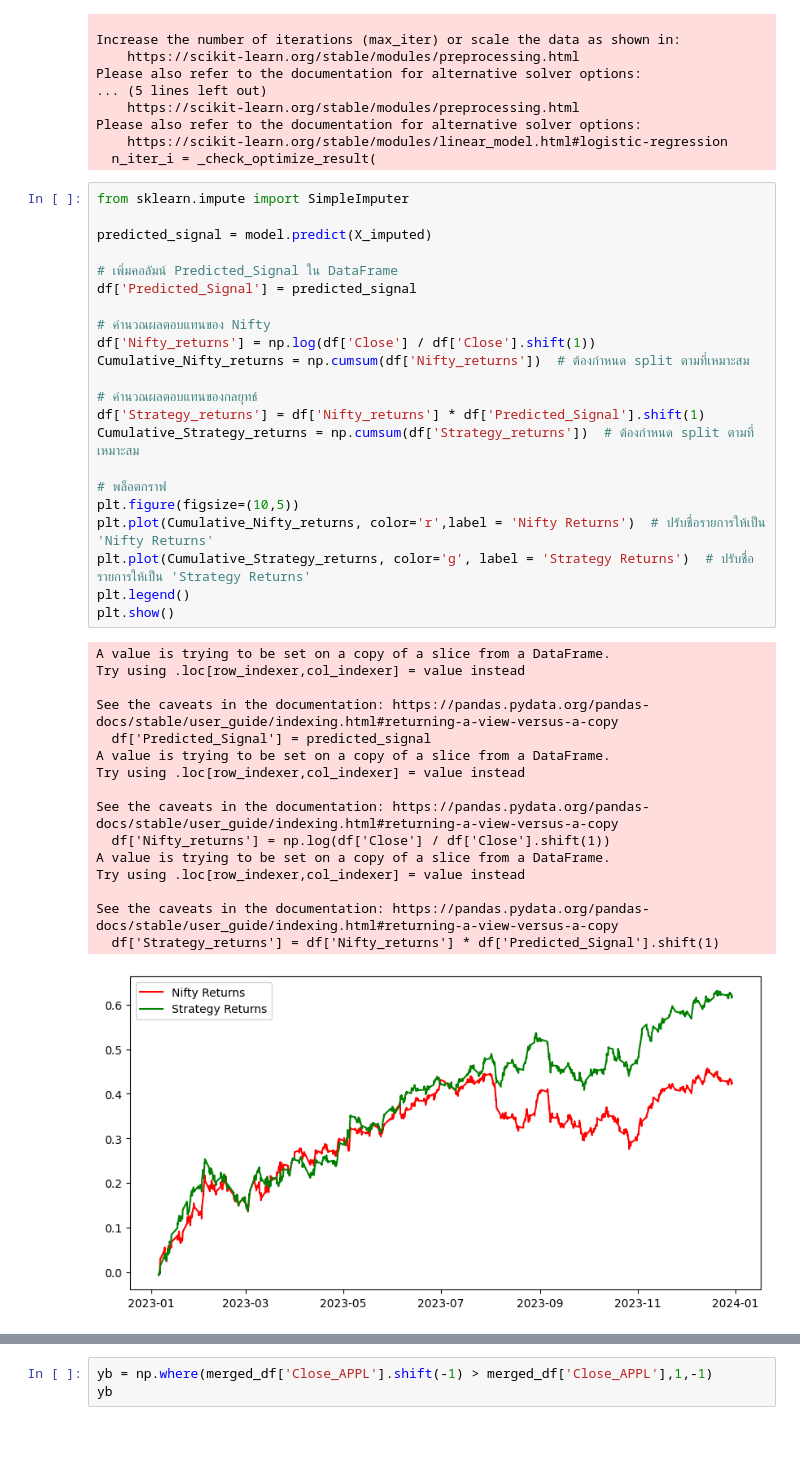
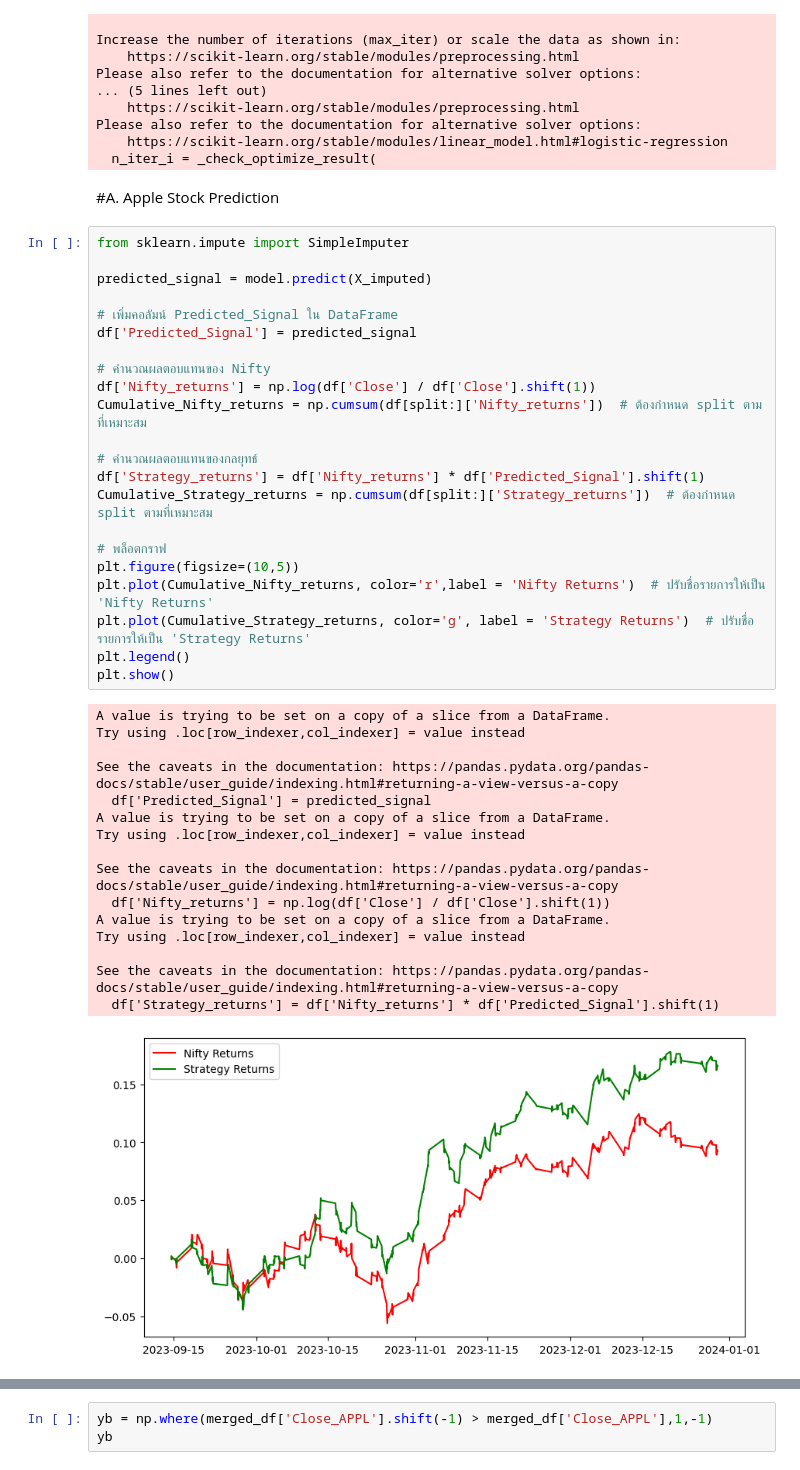
Before and after one commit to inuneko89/DADS_6003, a Jupyter notebook: Logistic_Regression.ipynb, the cells around one changed output, grey strips where cells are left out. Drawn from its saved outputs; the diff is of its cells as text; blank space fills up the shorter version.

```diff
--- a/Logistic_Regression.ipynb
+++ b/Logistic_Regression.ipynb
@@ -299,6 +280,8 @@ Please also refer to the documentation for alternative solver options:
 Please also refer to the documentation for alternative solver options:
     https://scikit-learn.org/stable/modules/linear_model.html#logistic-regression
   n_iter_i = _check_optimize_result(
+# %% [markdown]
+#A. Apple Stock Prediction
 # %%
 from sklearn.impute import SimpleImputer
 
@@ -308,34 +291,34 @@ predicted_signal = model.predict(X_imputed)
 df['Predicted_Signal'] = predicted_signal
 
 # คำนวณผลตอบแทนของ Nifty
 df['Nifty_returns'] = np.log(df['Close'] / df['Close'].shift(1))
-Cumulative_Nifty_returns = np.cumsum(df['Nifty_returns'])  # ต้องกำหนด split ตามที่เหมาะสม
+Cumulative_Nifty_returns = np.cumsum(df[split:]['Nifty_returns'])  # ต้องกำหนด split ตามที่เหมาะสม
 
 # คำนวณผลตอบแทนของกลยุทธ์
 df['Strategy_returns'] = df['Nifty_returns'] * df['Predicted_Signal'].shift(1)
-Cumulative_Strategy_returns = np.cumsum(df['Strategy_returns'])  # ต้องกำหนด split ตามที่เหมาะสม
+Cumulative_Strategy_returns = np.cumsum(df[split:]['Strategy_returns'])  # ต้องกำหนด split ตามที่เหมาะสม
 
 # พล็อตกราฟ
 plt.figure(figsize=(10,5))
 plt.plot(Cumulative_Nifty_returns, color='r',label = 'Nifty Returns')  # ปรับชื่อรายการให้เป็น 'Nifty Returns'
 plt.plot(Cumulative_Strategy_returns, color='g', label = 'Strategy Returns')  # ปรับชื่อรายการให้เป็น 'Strategy Returns'
 plt.legend()
 plt.show()
 # %% [output]
 A value is trying to be set on a copy of a slice from a DataFrame.
 Try using .loc[row_indexer,col_indexer] = value instead
 
 See the caveats in the documentation: https://pandas.pydata.org/pandas-docs/stable/user_guide/indexing.html#returning-a-view-versus-a-copy
   df['Predicted_Signal'] = predicted_signal
 A value is trying to be set on a copy of a slice from a DataFrame.
 Try using .loc[row_indexer,col_indexer] = value instead
 
 See the caveats in the documentation: https://pandas.pydata.org/pandas-docs/stable/user_guide/indexing.html#returning-a-view-versus-a-copy
   df['Nifty_returns'] = np.log(df['Close'] / df['Close'].shift(1))
 A value is trying to be set on a copy of a slice from a DataFrame.
 Try using .loc[row_indexer,col_indexer] = value instead
 
 See the caveats in the documentation: https://pandas.pydata.org/pandas-docs/stable/user_guide/indexing.html#returning-a-view-versus-a-copy
   df['Strategy_returns'] = df['Nifty_returns'] * df['Predicted_Signal'].shift(1)
-[figure, old version]
+[figure, new version]
 # %%
```
Also changed, not shown: parts of 16 cells of this notebook.
